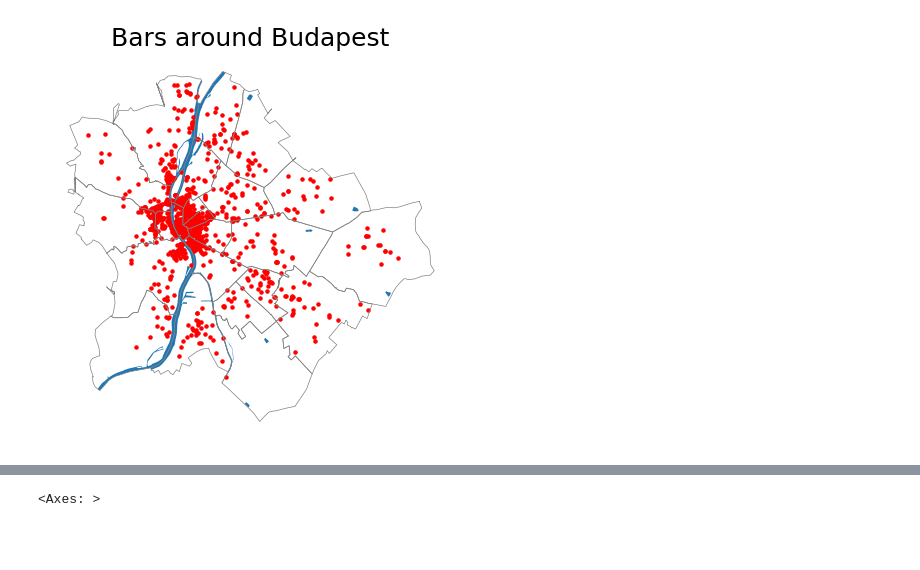
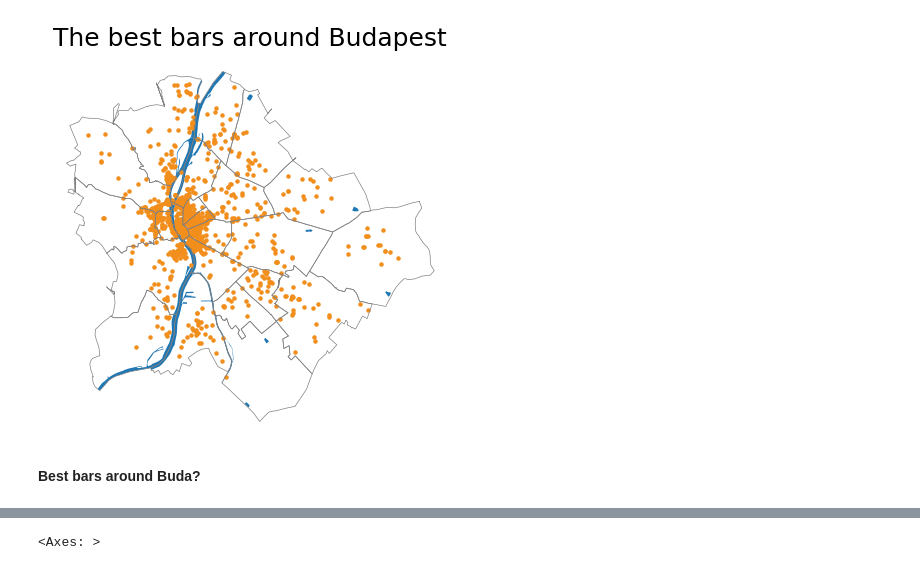
Before and after one commit to sandorjuhasz/geoDS_guest_lectures, a Jupyter notebook: code/part1_geoDS_intro_to_geographic_data.ipynb, the cells around one changed output, grey strips where cells are left out. Cells and saved outputs as stored; diff of their text form; code cells hidden in the pictures; blank space fills up the shorter version.

```diff
--- a/code/part1_geoDS_intro_to_geographic_data.ipynb
+++ b/code/part1_geoDS_intro_to_geographic_data.ipynb
@@ -13,21 +18,23 @@ import seaborn as sns
 # %%
 # Budapest shape
 bp_shape = gpd.read_file("../data/shape_files/budapest_shape/budapest_shape.shp")
 
 # river shape
 bp_river_shape = gpd.read_file("../data/shape_files/budapest_waters_shape/budapest_waters_shape.shp")
 
 # districts
 bp_districts = gpd.read_file("../data/shape_files/budapest_districts_shape/budapest_districts_shape.shp")
 
 # google data on bars
 bp_bars = gpd.read_file("../data/budapest_bars.geojson")
 
 fig, ax = plt.subplots(1,1, figsize=(6,5))
 bp_river_shape.plot(ax=ax)
 bp_districts.boundary.plot(linewidth=0.5, color="grey", ax=ax)
-bp_bars.plot(color="red", markersize=5, ax=ax)
-ax.set_title("Bars around Budapest", size=18)
+bp_bars.plot(color="#f28e1c", markersize=5, ax=ax)
+ax.set_title("The best bars around Budapest", size=18)
 ax.set_axis_off()
 # %% [output]
-[figure, old version]
+[figure, new version]
+# %% [markdown]
+**Best bars around Buda?**
```
Also changed, not shown: parts of 15 cells of this notebook.
